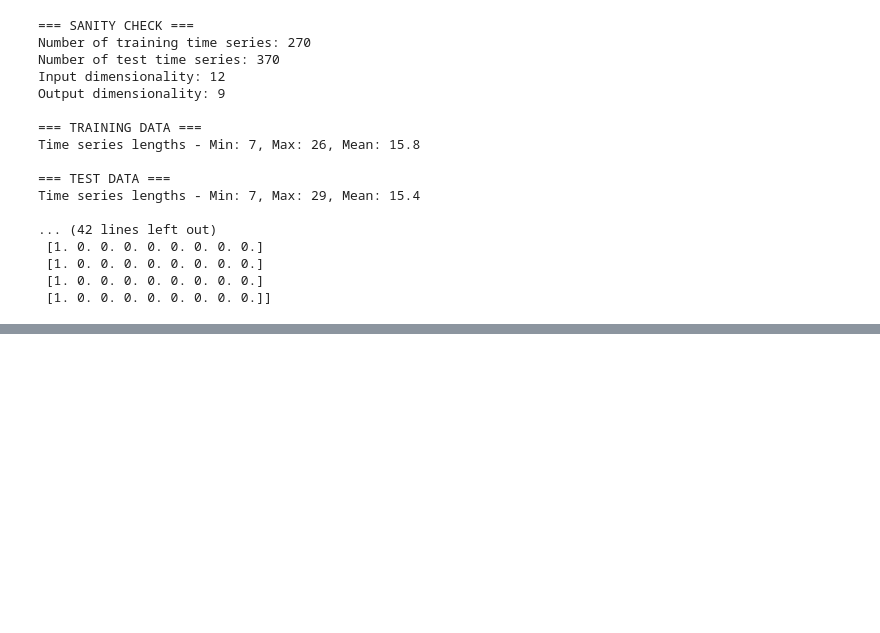
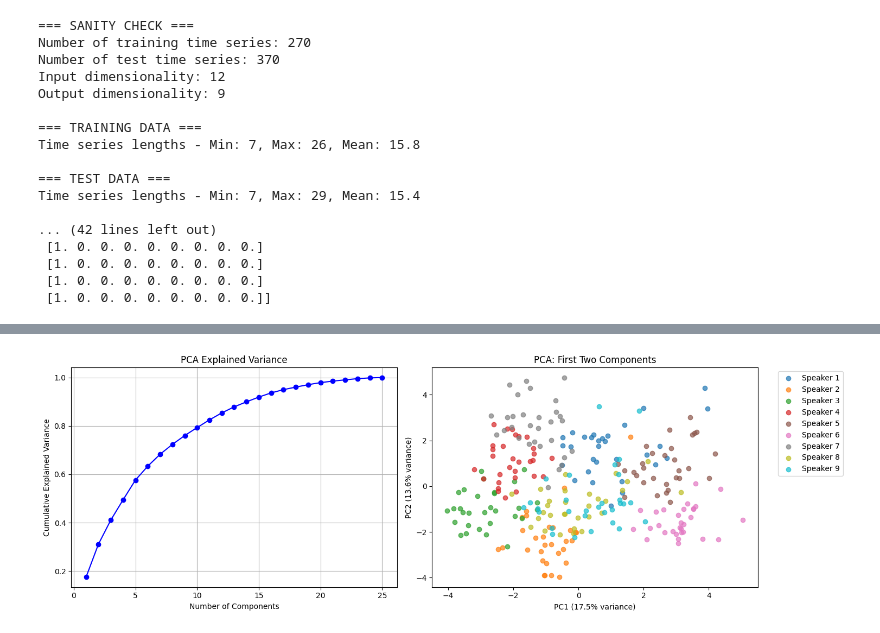
Before and after one commit to NikiLalev/advanced_ml_project, a Jupyter notebook: niki_EDA.ipynb, the cells around one changed output, grey strips where cells are left out. Drawn from its saved outputs; the diff is of its cells as text; code cells hidden in the pictures; blank space fills up the shorter version.

```diff
--- a/niki_EDA.ipynb
+++ b/niki_EDA.ipynb
@@ -243,0 +370,59 @@ Feature value ranges:
+# %%
+# Basci PCA analysis
+def analyze_pca():
+    feature_vectors = []
+    speaker_labels = []
+
+    for i, sample in enumerate(train_inputs):
+        # Use statistical summaries as features
+        mean_features = np.mean(sample, axis=0)
+        std_features = np.std(sample, axis=0)
+        sequence_length = len(sample)
+
+        # Combine all features: 12 means + 12 stds + 1 length = 25 features
+        combined_features = np.concatenate([mean_features, std_features, [sequence_length]])
+        feature_vectors.append(combined_features)
+        speaker_labels.append(i // 30)
+
+
+    feature_vectors = np.array(feature_vectors)
+
+    # Standardize features
+    scaler = StandardScaler()
+    scaled_features = scaler.fit_transform(feature_vectors)
+
+    # Apply PCA
+    pca = PCA()
+    pca_features = pca.fit_transform(scaled_features)
+
+    # Plot results
+    plt.figure(figsize=(15, 5))
+
+    # Explained variance
+    plt.subplot(1, 2, 1)
+    plt.plot(range(1, len(pca.explained_variance_ratio_) + 1),
+             np.cumsum(pca.explained_variance_ratio_), 'bo-')
+    plt.xlabel('Number of Components')
+    plt.ylabel('Cumulative Explained Variance')
+    plt.title('PCA Explained Variance')
+    plt.grid(True)
+
+    # 2D PCA plot
+    plt.subplot(1, 2, 2)
+    colors = plt.cm.tab10(np.linspace(0, 1, 9))
+    for speaker in range(9):
+        mask = np.array(speaker_labels) == speaker
+        plt.scatter(pca_features[mask, 0], pca_features[mask, 1],
+                   c=[colors[speaker]], label=f'Speaker {speaker+1}', alpha=0.7)
+    plt.xlabel(f'PC1 ({pca.explained_variance_ratio_[0]:.1%} variance)')
+    plt.ylabel(f'PC2 ({pca.explained_variance_ratio_[1]:.1%} variance)')
+    plt.title('PCA: First Two Components')
+    plt.legend(bbox_to_anchor=(1.05, 1), loc='upper left')
+
+
+    plt.tight_layout()
+    plt.show()
+
+analyze_pca()
+# %% [output]
+[figure, added]
```
Also changed, not shown: parts of 18 cells of this notebook, 8 other files.
